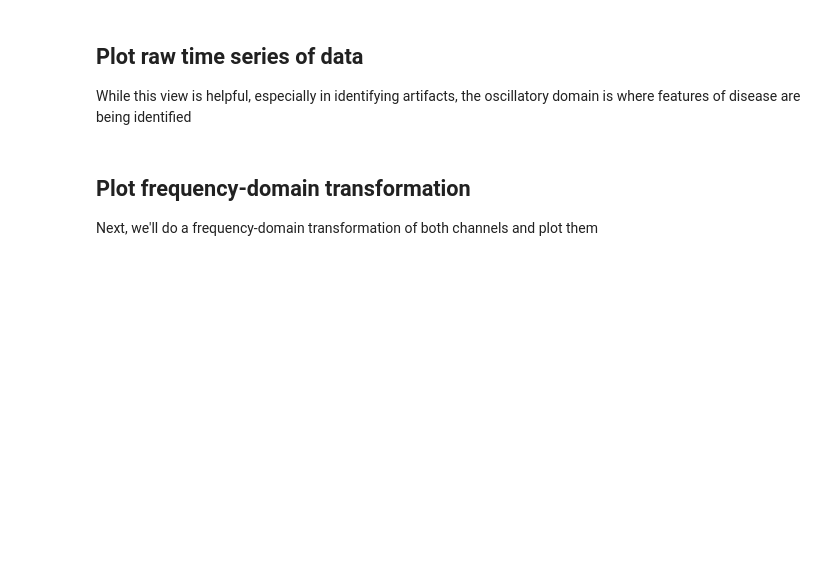
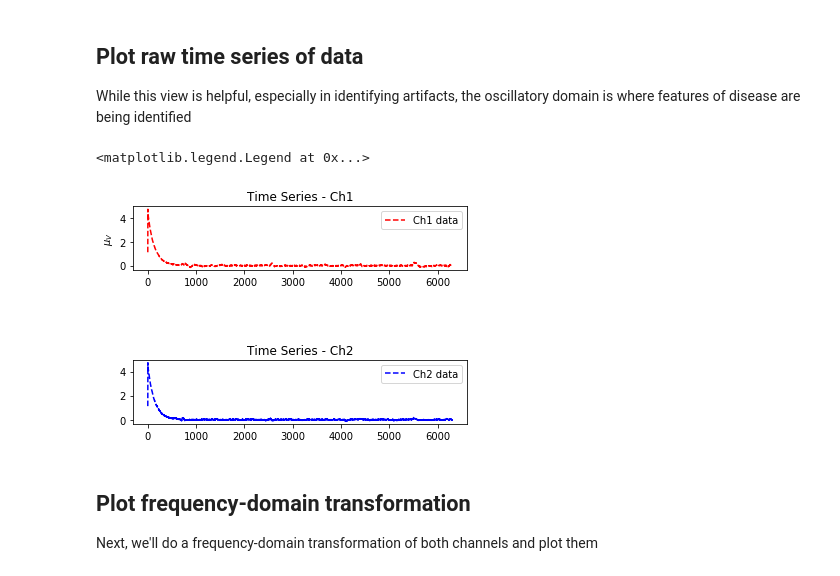
Before and after one commit to dbspaceLab/DBSpace, a Jupyter notebook: notebooks/BasicsLoading.ipynb, the cells around one changed output. Drawn from its saved outputs; the diff is of its cells as text; code cells hidden in the pictures; blank space fills up the shorter version.

```diff
--- a/notebooks/BasicsLoading.ipynb
+++ b/notebooks/BasicsLoading.ipynb
@@ -31,11 +32,32 @@ We'll define a new installation of our class. This object will be the primary ob
 
 First, we will load in a file using the DBSpace load_file function.
 # %%
-file = '/Users/mosadoluwaobatusin/Documents/projects/MaybergLab/Session_2018_05_07_Monday/DBS910_2018_04_30_14_29_52__MR_0.txt'
+# import lfp data
+lfp_file = '/Users/mosadoluwaobatusin/Documents/projects/MaybergLab/Session_2018_05_07_Monday/DBS910_2018_04_30_14_29_52__MR_0.txt'
 # %% [markdown]
 ## Plot raw time series of data
 
 While this view is helpful, especially in identifying artifacts, the oscillatory domain is where features of disease are being identified
+# %%
+data = np.loadtxt(lfp_file, delimiter=',', unpack=False)
+ch1 = data[:,0]
+ch2 = data[:,2]
+# %%
+# Plot raw time series for Ch1 data
+ax1 = plt.subplot(311)
+plt.plot(ch1, 'r--',label='Ch1 data' )
+plt.title('Time Series - Ch1' )
+plt.legend()
+plt.ylabel(r'$\mu_V$')
+
+# Plot raw time series for Ch1 data
+ax2 = plt.subplot(313)
+plt.plot(ch2, 'b--',  label='Ch2 data')
+plt.title('Time Series - Ch2' )
+plt.legend()
+# %% [output]
+<matplotlib.legend.Legend at 0x...>
+[figure, added]
 # %% [markdown]
 ## Plot frequency-domain transformation
 Next, we'll do a frequency-domain transformation of both channels and plot them
```
Also changed, not shown: parts of 8 cells of this notebook.
